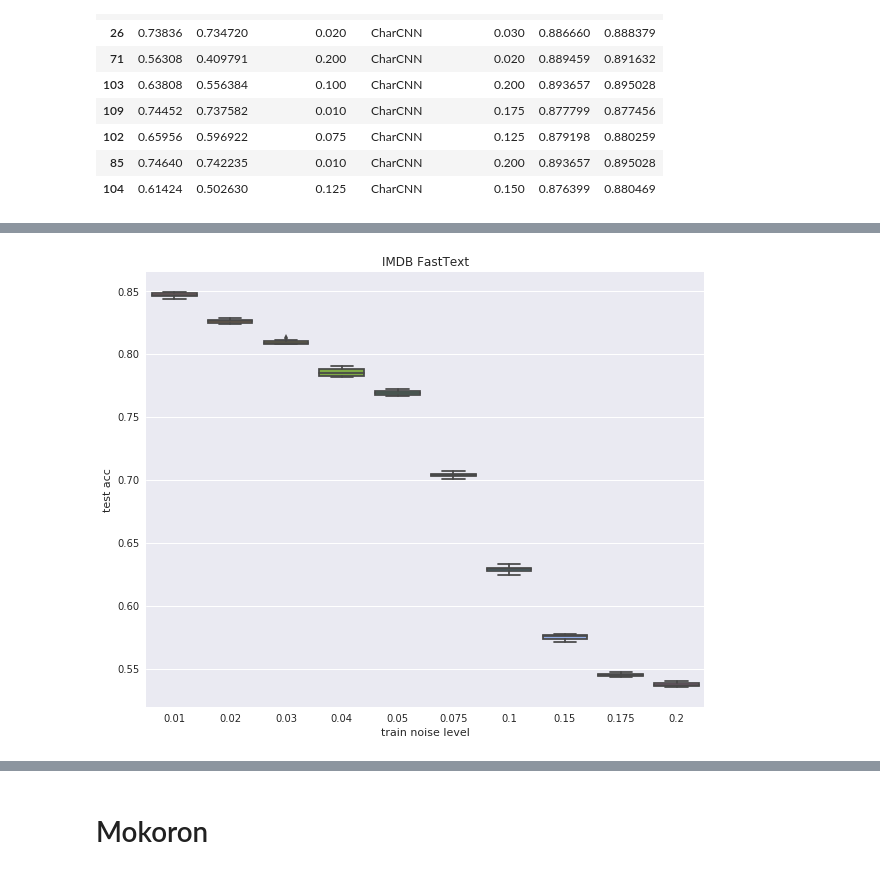
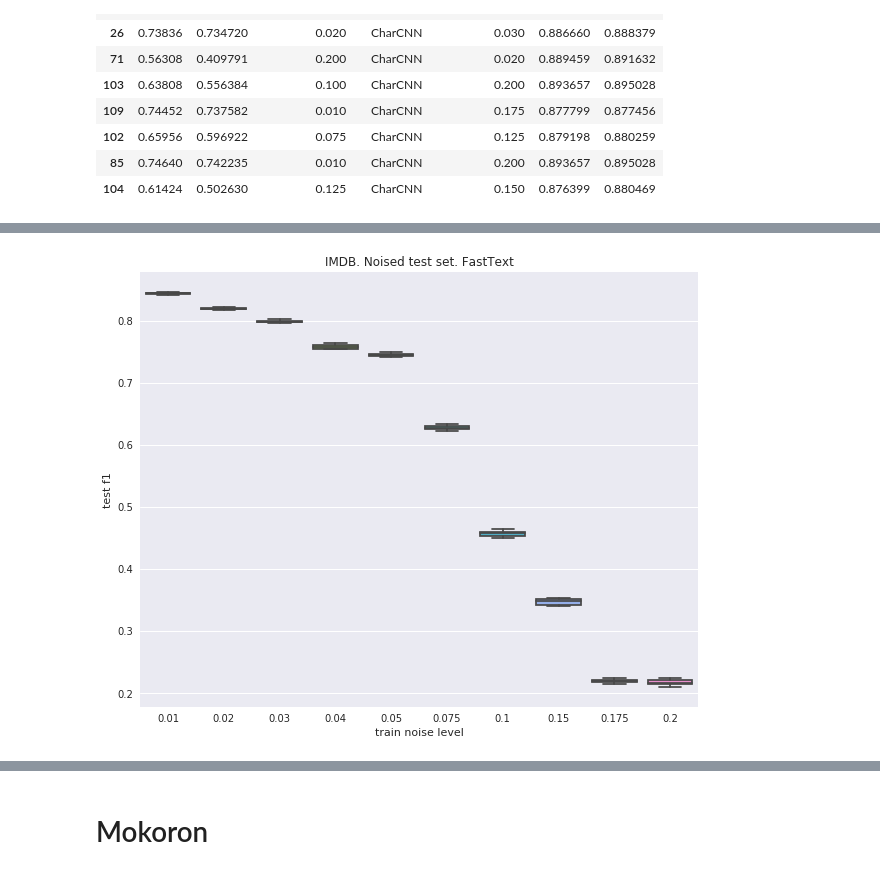
Before and after one commit to Guitaricet/text_classification, a Jupyter notebook: notebooks/Analysis_paper2.ipynb, the cells around one changed output, grey strips where cells are left out. Saved outputs shown, nothing was run; the diff lists cells and outputs as text; code cells hidden in the pictures.

```diff
--- a/notebooks/Analysis_paper2.ipynb
+++ b/notebooks/Analysis_paper2.ipynb
@@ -58,5 +54,14 @@ for i, noise_level in enumerate(NOISE_LEVELS):
         plot_x.append(round(noise_level, 3))
         plot_y.append([])
         for _, res in plot_data.iterrows():
-            plot_y[j].append(res['acc_test'])
+            plot_y[j].append(res['f1_test'])
         j += 1
+
+plt.figure(figsize=(10, 8))
+plt.title('IMDB. Noised test set. CharCNN')
+plt.xlabel('train noise level')
+plt.ylabel('test f1')
+
+seaborn.boxplot(plot_x, plot_y)
+plt.savefig('IMDB.png')
+plt.show()
@@ -75,30 +70,29 @@ plt.show()
 # %%
-# Проверил tensorboard, все модели сошлись. Нелинейное поведение не из-за недообучения.
 results = pd.read_csv('../results/FastText_IMDB.csv', index_col=0)
 results_same = results[results['noise_level_test'] > 0]
 results_orig = results[results['noise_level_test'] == -1]
 
 plot_x = []
 plot_y = []
 
 j = 0
 for i, noise_level in enumerate(NOISE_LEVELS):
     plot_data = results_same[(results_same.noise_level_train == noise_level) &\
                              (results_same.noise_level_test == noise_level)]
     if not plot_data.empty:
         plot_x.append(round(noise_level, 3))
         plot_y.append([])
         for _, res in plot_data.iterrows():
-            plot_y[j].append(res['acc_test'])
+            plot_y[j].append(res['f1_test'])
         j += 1
 
 plt.figure(figsize=(10, 8))
-plt.title('IMDB FastText')
+plt.title('IMDB. Noised test set. FastText')
 plt.xlabel('train noise level')
-plt.ylabel('test acc')
+plt.ylabel('test f1')
 
 seaborn.boxplot(plot_x, plot_y)
 plt.savefig('IMDB.png')
 plt.show()
 # %% [output]
-[figure, old version]
+[figure, new version]
```
Also changed, not shown: parts of 18 cells of this notebook, 15 other files.
